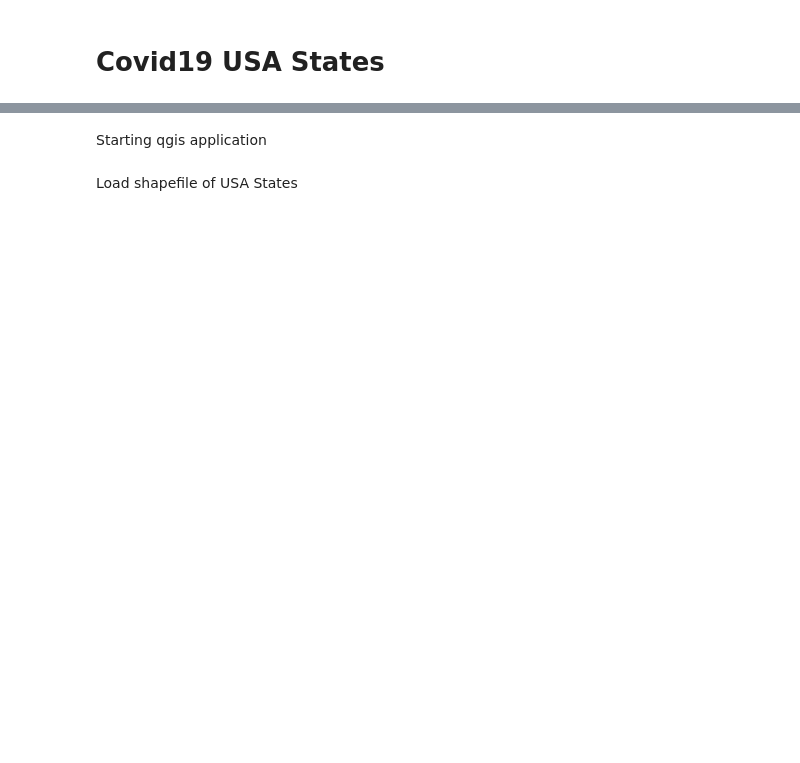
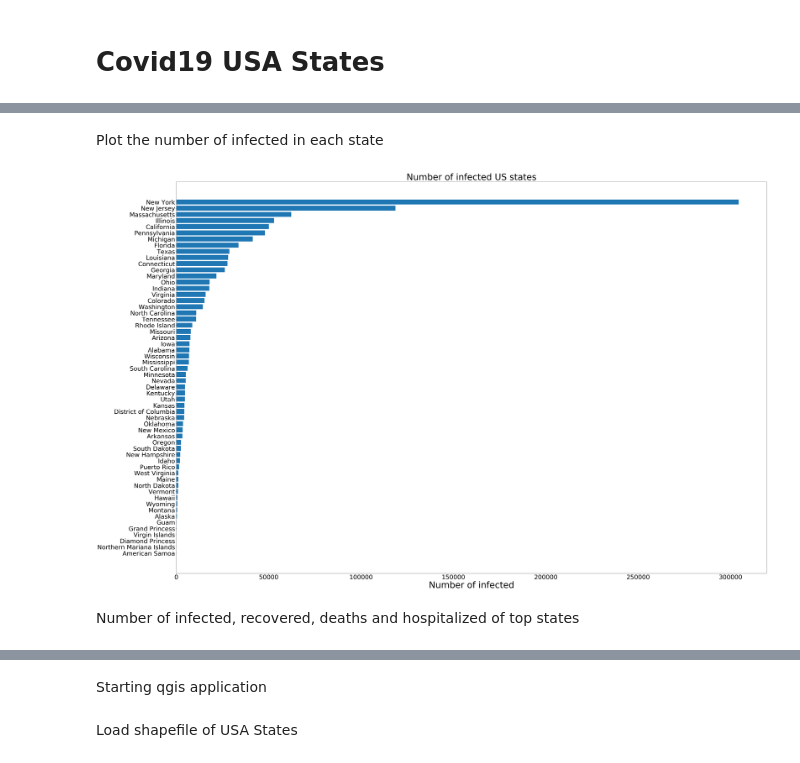
Before and after one commit to LFCC98/TA-Cartografia, a Jupyter notebook: Cartografia-TP-19-20-a81960.ipynb, the cells around one changed output, grey strips where cells are left out. Drawn from its saved outputs; the diff is of its cells as text; code cells hidden in the pictures; blank space fills up the shorter version.

```diff
--- a/Cartografia-TP-19-20-a81960.ipynb
+++ b/Cartografia-TP-19-20-a81960.ipynb
@@ -2,0 +8,6 @@
+# %%
+yesterday = date.today() - timedelta(days = 1)
+yesterday = yesterday.strftime("%m-%d-%Y")
+df = pd.read_csv("https://raw.githubusercontent.com/CSSEGISandData/COVID-19/master/csse_covid_19_data/csse_covid_19_daily_reports_us/{}.csv".format(yesterday))
+top = df.sort_values('Confirmed', ascending=False)
+top
@@ -2,0 +32,2 @@
+# %% [markdown]
+Plot the number of infected in each state
@@ -2,0 +37,19 @@
+# %%
+plt.rcdefaults()
+fig, ax = plt.subplots(figsize=(60,40))
+xlabel = top.Province_State
+ylabel = top.Confirmed
+pos = np.arange(len(ylabel))
+
+ax.barh(pos, ylabel, align='center')
+ax.set_yticks(pos)
+ax.set_yticklabels(xlabel, fontsize=35)
+ax.invert_yaxis()
+ax.set_xlabel('Number of infected', fontsize=50)
+ax.set_title('Number of infected US states', fontsize=50)
+plt.xticks(fontsize=35)
+plt.show()
+# %% [output]
+[figure, added]
+# %% [markdown]
+Number of infected, recovered, deaths and hospitalized of top states
```
Also changed, not shown: parts of 21 cells of this notebook, 15 other files.
